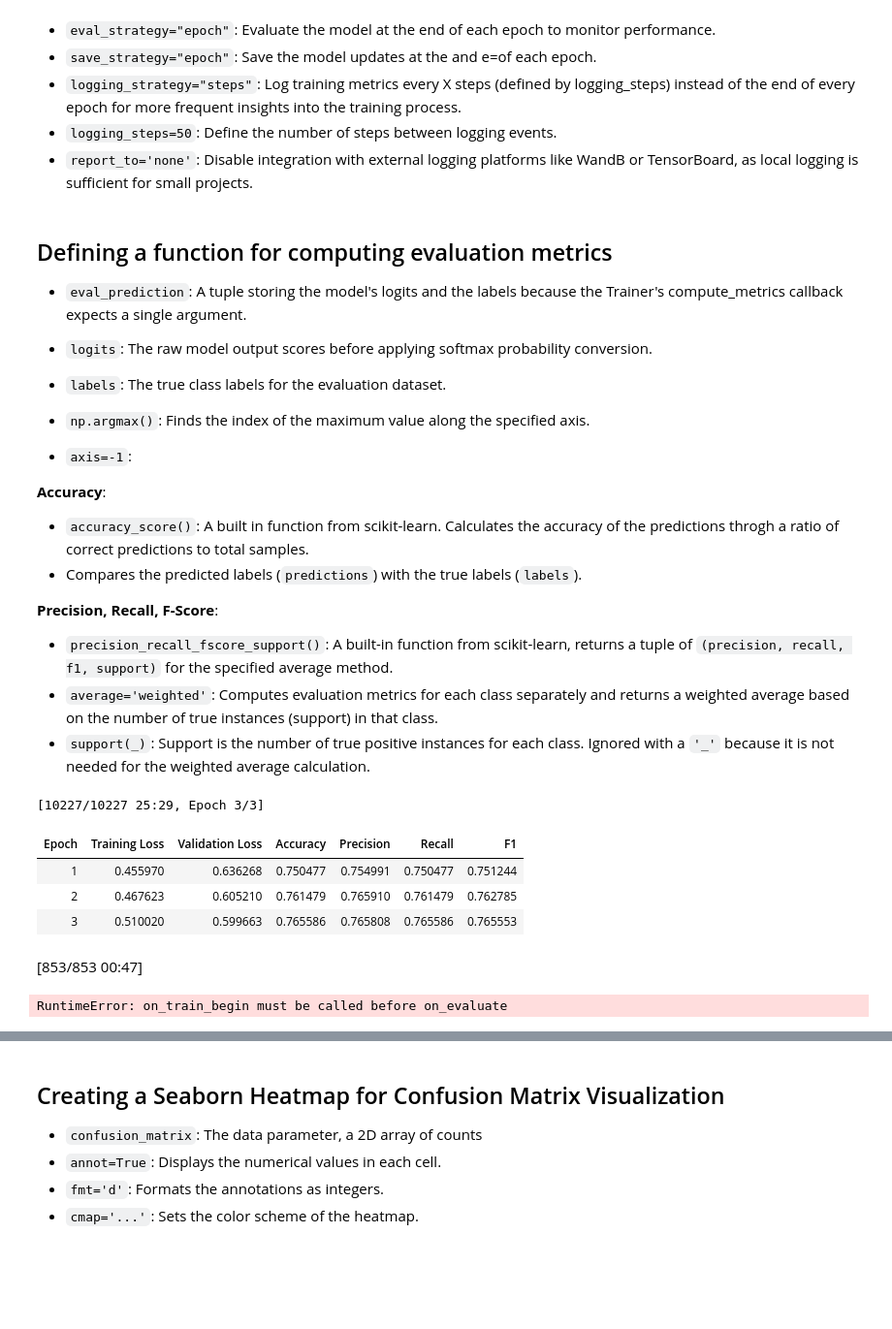
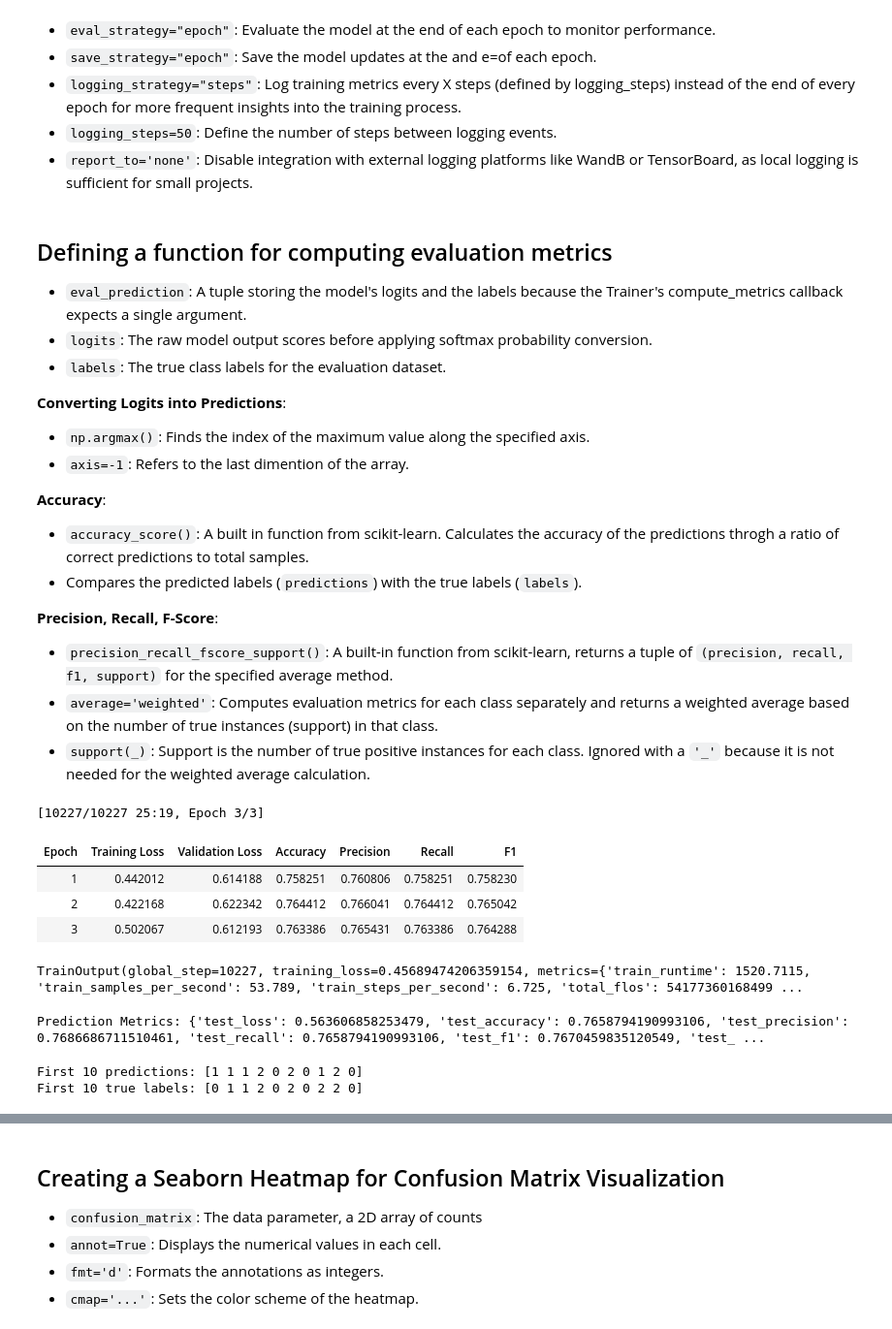
Before and after one commit to codingbyjane/Yelp-Reviews-Sentiment-Analysis, a Jupyter notebook: notebooks/BERT_Yelp_Sentiment_Analysis.ipynb, the cells around one changed output, grey strips where cells are left out. Shown at 97% size. Drawn from its saved outputs; the diff is of its cells as text; code cells hidden in the pictures; blank space fills up the shorter version.

Commit message:
Fixing the trainer bug: removing the trainer.evaluate() call  completely as all metrics are already computed during trainig

```diff
--- a/notebooks/BERT_Yelp_Sentiment_Analysis.ipynb
+++ b/notebooks/BERT_Yelp_Sentiment_Analysis.ipynb
@@ -278,9 +277,9 @@ training_args = TrainingArguments(
 - `logits`: The raw model output scores before applying softmax probability conversion.
 - `labels`: The true class labels for the evaluation dataset.
 
-
+__Converting Logits into Predictions__:
 - `np.argmax()`: Finds the index of the maximum value along the specified axis.
-- `axis=-1`:
+- `axis=-1`: Refers to the last dimention of the array.
 
 
 __Accuracy__:
@@ -310,20 +309,17 @@ def compute_metrics(eval_prediction):
 # %%
 trainer = Trainer(
     model=lora_model,
     args=training_args,
     train_dataset=train_set,
     eval_dataset=test_set,
     compute_metrics=compute_metrics
 )
 
 trainer.train()
-evaluation_results = trainer.evaluate()
-print(evaluation_results)
 # %% [output]
-[10227/10227 25:29, Epoch 3/3]
+[10227/10227 25:19, Epoch 3/3]
 | Epoch | Training Loss | Validation Loss | Accuracy | Precision | Recall | F1 |
-| 1 | 0.455970 | 0.636268 | 0.750477 | 0.754991 | 0.750477 | 0.751244 |
-| 2 | 0.467623 | 0.605210 | 0.761479 | 0.765910 | 0.761479 | 0.762785 |
-| 3 | 0.510020 | 0.599663 | 0.765586 | 0.765808 | 0.765586 | 0.765553 |
+| 1 | 0.442012 | 0.614188 | 0.758251 | 0.760806 | 0.758251 | 0.758230 |
+| 2 | 0.422168 | 0.622342 | 0.764412 | 0.766041 | 0.764412 | 0.765042 |
+| 3 | 0.502067 | 0.612193 | 0.763386 | 0.765431 | 0.763386 | 0.764288 |
-[853/853 00:47]
-RuntimeError: on_train_begin must be called before on_evaluate
+TrainOutput(global_step=10227, training_loss=0.45689474206359154, metrics={'train_runtime': 1520.7115, 'train_samples_per_second': 53.789, 'train_steps_per_second': 6.725, 'total_flos': 54177360168499 ...
@@ -335,6 +326,8 @@ merged_model.save_pretrained("./full_model")
 # %%
 prediction_output = trainer.predict(test_set)
-print(prediction_output.metrics) # Display the dictionary of evaluation metrics
+print(f"Prediction Metrics: {prediction_output.metrics}") # Display the dictionary of evaluation metrics
+# %% [output]
+Prediction Metrics: {'test_loss': 0.563606858253479, 'test_accuracy': 0.7658794190993106, 'test_precision': 0.7686686711510461, 'test_recall': 0.7658794190993106, 'test_f1': 0.7670459835120549, 'test_ ...
 # %%
 logits = prediction_output.predictions # Raw model predictions (logits) before softmax
 labels = prediction_output.label_ids # True labels from the test set
@@ -344,0 +336,7 @@ confusion_matrix = confusion_matrix(labels, predictions)
+# %%
+# Display first 10 predictions and their corresponding true labels for verification
+print(f"First 10 predictions: {predictions[:10]}")
+print(f"First 10 true labels: {labels[:10]}")
+# %% [output]
+First 10 predictions: [1 1 1 2 0 2 0 1 2 0]
+First 10 true labels: [0 1 1 2 0 2 0 2 2 0]
```
Also changed, not shown: parts of 9 cells of this notebook.
